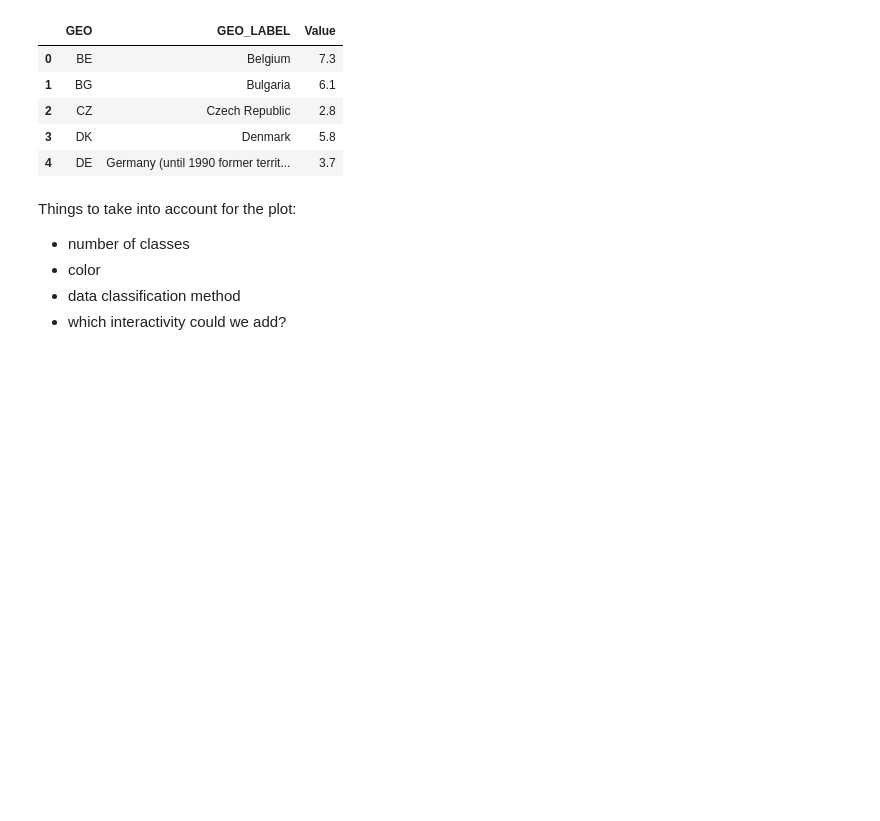
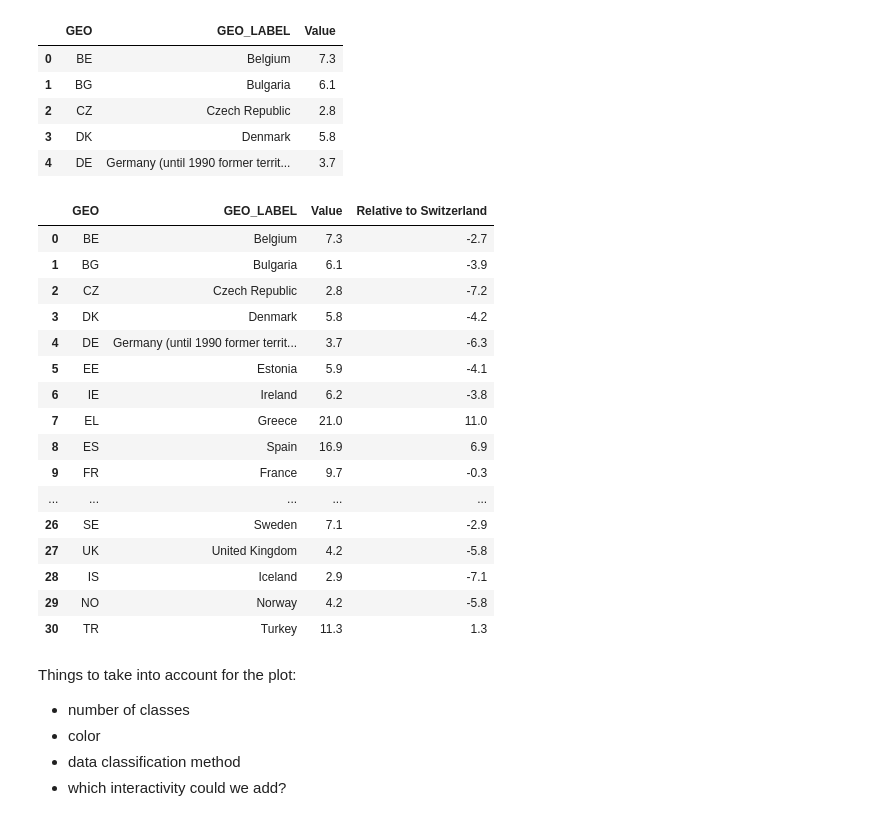
Before and after one commit to LailaHms/ADA2017_Homeworks, a Jupyter notebook: 03 - Interactive Viz/Homework 3.ipynb, the cells around one changed output. Cells and saved outputs as stored; diff of their text form; code cells hidden in the pictures; blank space fills up the shorter version.

```diff
--- a/03 - Interactive Viz/Homework 3.ipynb
+++ b/03 - Interactive Viz/Homework 3.ipynb
@@ -48,6 +48,25 @@ unemployment_df.head()
 # %%
 EU_coordinates = [53.5775, 23.106111]
 EU_map = folium.Map(location=EU_coordinates, tiles='cartodbpositron', zoom_start=4)
+unemployment_df
+# %% [output]
+|  | GEO | GEO_LABEL | Value | Relative to Switzerland |
+| 0 | BE | Belgium | 7.3 | -2.7 |
+| 1 | BG | Bulgaria | 6.1 | -3.9 |
+| 2 | CZ | Czech Republic | 2.8 | -7.2 |
+| 3 | DK | Denmark | 5.8 | -4.2 |
+| 4 | DE | Germany (until 1990 former territ... | 3.7 | -6.3 |
+| 5 | EE | Estonia | 5.9 | -4.1 |
+| 6 | IE | Ireland | 6.2 | -3.8 |
+| 7 | EL | Greece | 21.0 | 11.0 |
+| 8 | ES | Spain | 16.9 | 6.9 |
+| 9 | FR | France | 9.7 | -0.3 |
+| ... | ... | ... | ... | ... |
+| 26 | SE | Sweden | 7.1 | -2.9 |
+| 27 | UK | United Kingdom | 4.2 | -5.8 |
+| 28 | IS | Iceland | 2.9 | -7.1 |
+| 29 | NO | Norway | 4.2 | -5.8 |
+| 30 | TR | Turkey | 11.3 | 1.3 |
 # %% [markdown]
 Things to take into account for the plot:
 - number of classes
```
Also changed, not shown: parts of 3 cells of this notebook.
